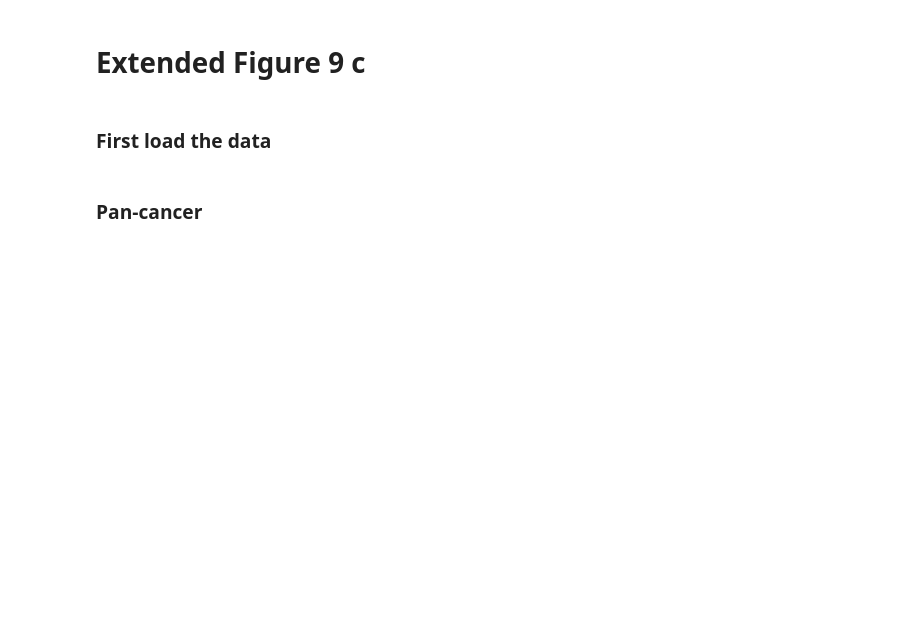
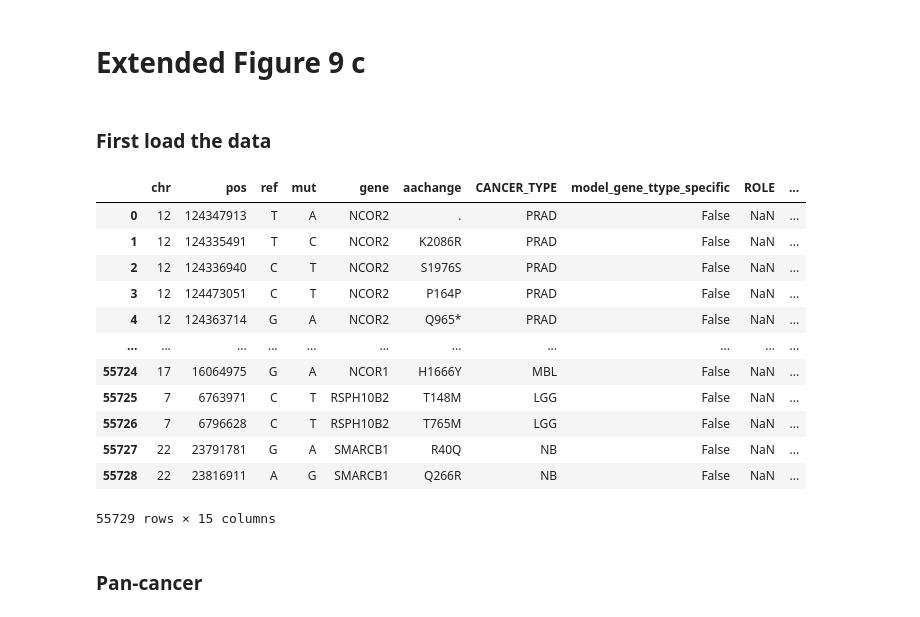
Before and after one commit to bbglab/boostdm-analyses, a Jupyter notebook: Extended_Figure_9/display_panels_Extended_Figure_9.ipynb, the cells around one changed output. Cells and saved outputs as stored; diff of their text form; code cells hidden in the pictures; blank space fills up the shorter version.

```diff
--- a/Extended_Figure_9/display_panels_Extended_Figure_9.ipynb
+++ b/Extended_Figure_9/display_panels_Extended_Figure_9.ipynb
@@ -157,3 +182,19 @@ plt.show()
+# %%
+df_observed
+# %% [output]
+|  | chr | pos | ref | mut | gene | aachange | CANCER_TYPE | model_gene_ttype_specific | ROLE | ... |
+| 0 | 12 | 124347913 | T | A | NCOR2 | . | PRAD | False | NaN | ... |
+| 1 | 12 | 124335491 | T | C | NCOR2 | K2086R | PRAD | False | NaN | ... |
+| 2 | 12 | 124336940 | C | T | NCOR2 | S1976S | PRAD | False | NaN | ... |
+| 3 | 12 | 124473051 | C | T | NCOR2 | P164P | PRAD | False | NaN | ... |
+| 4 | 12 | 124363714 | G | A | NCOR2 | Q965* | PRAD | False | NaN | ... |
+| ... | ... | ... | ... | ... | ... | ... | ... | ... | ... | ... |
+| 55724 | 17 | 16064975 | G | A | NCOR1 | H1666Y | MBL | False | NaN | ... |
+| 55725 | 7 | 6763971 | C | T | RSPH10B2 | T148M | LGG | False | NaN | ... |
+| 55726 | 7 | 6796628 | C | T | RSPH10B2 | T765M | LGG | False | NaN | ... |
+| 55727 | 22 | 23791781 | G | A | SMARCB1 | R40Q | NB | False | NaN | ... |
+| 55728 | 22 | 23816911 | A | G | SMARCB1 | Q266R | NB | False | NaN | ... |
+55729 rows × 15 columns
 # %%
 df_observed = pd.read_csv("source_data/unique_observed_mutations_model_specificity_clinvar_oncokb.tsv.gz",sep="\t")
 df_cohorts = pd.read_csv(conf.cohorts_path,sep="\t")
```
Also changed, not shown: parts of 15 cells of this notebook, 21 other files.
